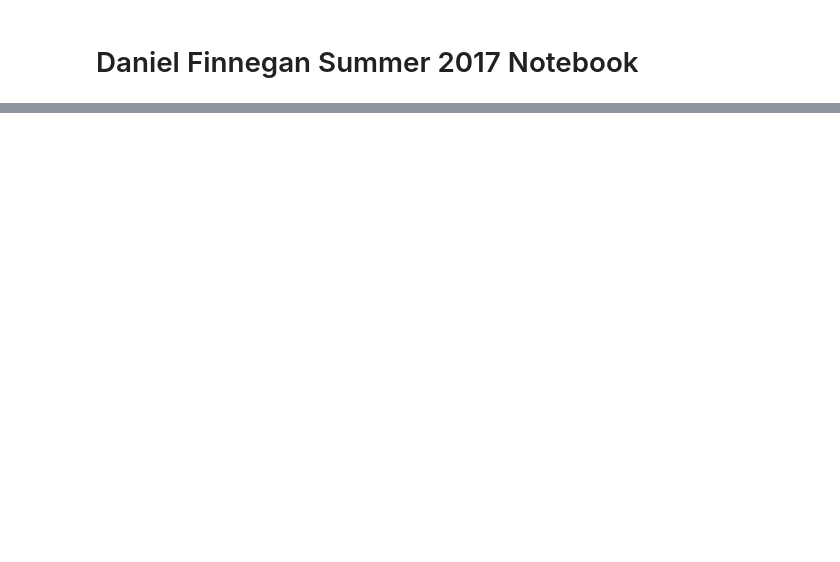
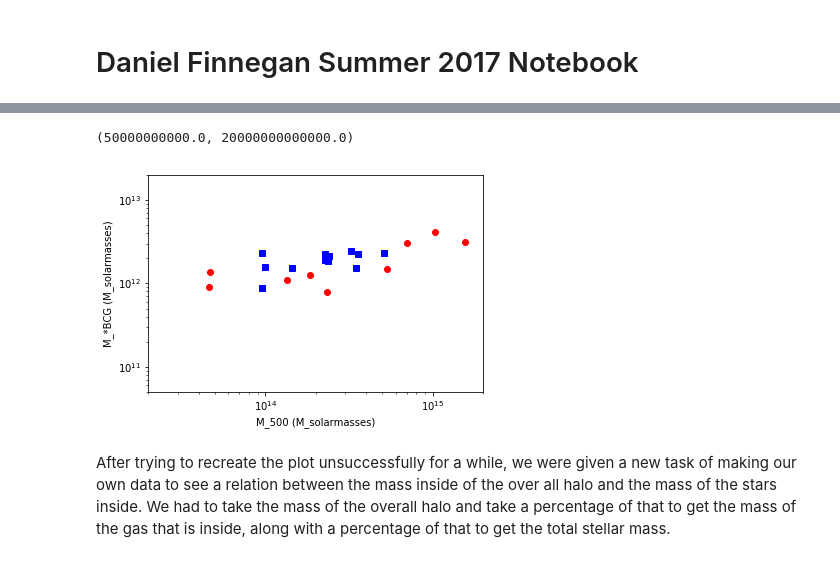
Before and after one commit to moustakas/siena-astrophysics, a Jupyter notebook: summer2017/daniel/Dan_Finnegan_Summer17.ipynb, the cells around one changed output, grey strips where cells are left out. Cells and saved outputs as stored; diff of their text form; code cells hidden in the pictures; blank space fills up the shorter version.

```diff
--- a/summer2017/daniel/Dan_Finnegan_Summer17.ipynb
+++ b/summer2017/daniel/Dan_Finnegan_Summer17.ipynb
@@ -23,0 +80,13 @@ plt.scatter(x,ynoisy)
+# %%
+# Kravstov Table 1 Columns 4 and 7
+
+M500_K =(np.array([0.47,0.46,1.34,1.86,2.35,5.34,7.00,10.30,15.60])*1e14)
+MBCG_K = (np.array([1.38,.91,1.09,1.26,.79,1.47,3.06,4.14,3.12])*1e12)
+# %%
+# Gonzalez Table 2 Columns 4 and 9
+
+M500_G = np.array([1.45,2.37,2.41,2.26,3.23,0.95,0.99,3.59,3.46,0.95,5.15,2.26]) * 1e14
+MBCG_G = np.array([0.57,0.7,0.81,0.71,0.93,0.86,0.60,0.85,0.57,0.33,0.87,0.84]) * 1e12 * 2.65
+
+# To get the MBCG from Gonzalez we had to use the Luminosity for the BCG's and multiply
+# them by the Y_* (Mass to light ratio) of 2.65
@@ -23,0 +98,19 @@ plt.scatter(x,ynoisy)
+# %%
+fig, ax = plt.subplots()
+
+ax.plot(M500_K,MBCG_K,'ro')
+ax.plot(M500_G,MBCG_G,'bs')
+
+ax.set_xlabel('M_500 (M_solarmasses)')
+ax.set_ylabel('M_*BCG (M_solarmasses)')
+
+ax.set_yscale('log')
+ax.set_xscale('log')
+
+ax.set_xlim(2e13,2e15)
+ax.set_ylim(5e10,2e13)
+# %% [output]
+(50000000000.0, 20000000000000.0)
+[figure, added]
+# %% [markdown]
+After trying to recreate the plot unsuccessfully for a while, we were given a new task of making our own data to see a relation between the mass inside of the over all halo and the mass of the stars inside. We had to take the mass of the overall halo and take a percentage of that to get the mass of the gas that is inside, along with a percentage of that to get the total stellar mass.
```
Also changed, not shown: parts of 32 cells of this notebook, 3 other files.
